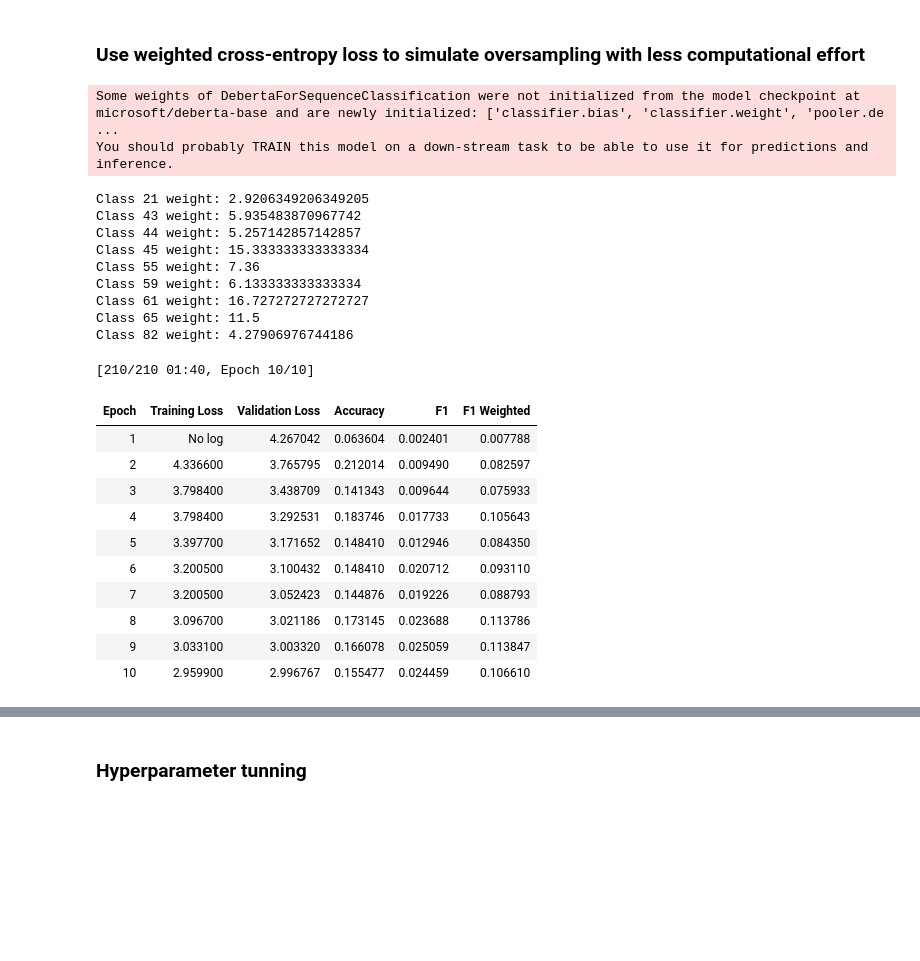
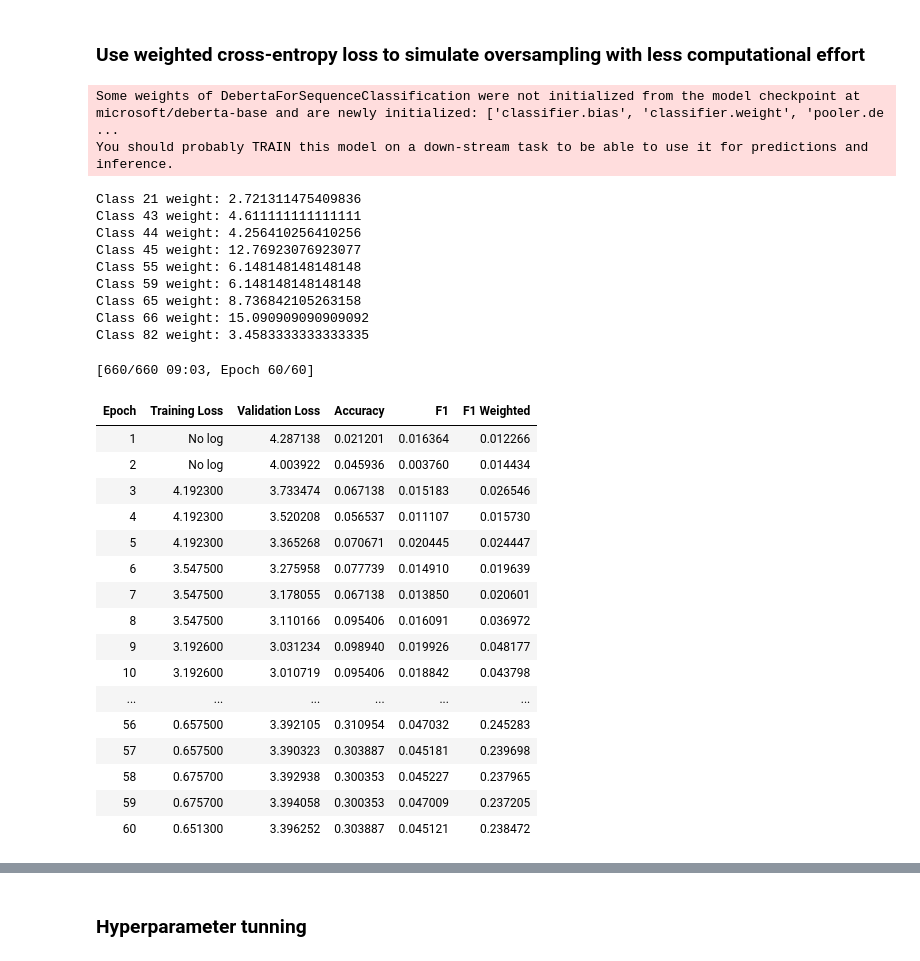
Before and after one commit to marjancelikik/sequence_classification, a Jupyter notebook: notebooks/movie_script_multi_class_collab.ipynb, the cells around one changed output, grey strips where cells are left out. Saved outputs shown, nothing was run; the diff lists cells and outputs as text; code cells hidden in the pictures; blank space fills up the shorter version.

```diff
--- a/notebooks/movie_script_multi_class_collab.ipynb
+++ b/notebooks/movie_script_multi_class_collab.ipynb
@@ -372,6 +374,12 @@ for i, (key, value) in enumerate(class_counter.most_common(), start=1):
     cumulative_dialogues += class_counter[key]
     print(f"{i}. {key} with class id {class_map[key]}: {class_counter[key]} ({class_counter[key] / parsed_object.stats['total_dialogues']}, {cumulative_dialogues / parsed_object.stats['total_dialogues']})")
 
+# Print stats for classes with few instances
+total_classes = len(class_counter)
+for threshold in range(10, 1, -1):
+    num_classes = sum(1 for count in class_counter.values() if count < threshold)
+    print(f"Number of classes with less than {threshold} instances: {num_classes} ({num_classes / total_classes})")
+
 output_filename = "/content/drive/MyDrive/movie_script/data/parsed/5thelement.json"
 
 # Save the parsed script in json format
@@ -484,7 +492,7 @@ training_args = TrainingArguments(
     output_dir="./results",
     eval_strategy="epoch",
     learning_rate=1e-5,
-    per_device_train_batch_size=32,
+    per_device_train_batch_size=64,
     num_train_epochs=60,
     weight_decay=0.01,
     logging_dir="./logs",
@@ -685,7 +693,7 @@ model = AutoModelForSequenceClassification.from_pretrained(
     model_name, num_labels=num_labels
 )
 
-training_args.num_train_epochs = 20
+training_args.num_train_epochs = 30
 
 # Initialize the Trainer
 trainer = Trainer(
@@ -789,54 +797,60 @@ device = torch.device('cuda' if torch.cuda.is_available() else 'mps' if torch.ba
 class_weights = class_weights.to(device)
 
 # Define the loss function with class weights
 loss_fn = nn.CrossEntropyLoss(weight=class_weights)
 
 # Define custom compute_loss_func
 def compute_loss_func(outputs, labels, num_items_in_batch=None):
     logits = outputs.logits
     loss = loss_fn(logits.view(-1, logits.size(-1)), labels.view(-1))
     return loss
 
 # Initialize the Trainer
 trainer = Trainer(
     model=model,
     args=training_args,
     train_dataset=encoded_train_dataset,
     eval_dataset=encoded_test_dataset,
     compute_metrics=compute_metrics,
     compute_loss_func=compute_loss_func,
 )
 
-training_args.num_train_epochs = 10
+training_args.num_train_epochs = 60
 trainer.train()
 
 # Evaluate the model
 y_pred, y_true = get_predictions_and_labels(encoded_test_dataset, trainer)
 compute_precision_recall_per_class(y_pred, y_true, num_labels)
 # %% [output]
 Some weights of DebertaForSequenceClassification were not initialized from the model checkpoint at microsoft/deberta-base and are newly initialized: ['classifier.bias', 'classifier.weight', 'pooler.de ...
 You should probably TRAIN this model on a down-stream task to be able to use it for predictions and inference.
-Class 21 weight: 2.9206349206349205
-Class 43 weight: 5.935483870967742
-Class 44 weight: 5.257142857142857
-Class 45 weight: 15.333333333333334
-Class 55 weight: 7.36
-Class 59 weight: 6.133333333333334
-Class 61 weight: 16.727272727272727
-Class 65 weight: 11.5
-Class 82 weight: 4.27906976744186
+Class 21 weight: 2.721311475409836
+Class 43 weight: 4.611111111111111
+Class 44 weight: 4.256410256410256
+Class 45 weight: 12.76923076923077
+Class 55 weight: 6.148148148148148
+Class 59 weight: 6.148148148148148
+Class 65 weight: 8.736842105263158
+Class 66 weight: 15.090909090909092
+Class 82 weight: 3.4583333333333335
-[210/210 01:40, Epoch 10/10]
+[660/660 09:03, Epoch 60/60]
 | Epoch | Training Loss | Validation Loss | Accuracy | F1 | F1 Weighted |
-| 1 | No log | 4.267042 | 0.063604 | 0.002401 | 0.007788 |
-| 2 | 4.336600 | 3.765795 | 0.212014 | 0.009490 | 0.082597 |
-| 3 | 3.798400 | 3.438709 | 0.141343 | 0.009644 | 0.075933 |
-| 4 | 3.798400 | 3.292531 | 0.183746 | 0.017733 | 0.105643 |
-| 5 | 3.397700 | 3.171652 | 0.148410 | 0.012946 | 0.084350 |
-| 6 | 3.200500 | 3.100432 | 0.148410 | 0.020712 | 0.093110 |
-| 7 | 3.200500 | 3.052423 | 0.144876 | 0.019226 | 0.088793 |
-| 8 | 3.096700 | 3.021186 | 0.173145 | 0.023688 | 0.113786 |
-| 9 | 3.033100 | 3.003320 | 0.166078 | 0.025059 | 0.113847 |
-| 10 | 2.959900 | 2.996767 | 0.155477 | 0.024459 | 0.106610 |
+| 1 | No log | 4.287138 | 0.021201 | 0.016364 | 0.012266 |
+| 2 | No log | 4.003922 | 0.045936 | 0.003760 | 0.014434 |
+| 3 | 4.192300 | 3.733474 | 0.067138 | 0.015183 | 0.026546 |
+| 4 | 4.192300 | 3.520208 | 0.056537 | 0.011107 | 0.015730 |
+| 5 | 4.192300 | 3.365268 | 0.070671 | 0.020445 | 0.024447 |
+| 6 | 3.547500 | 3.275958 | 0.077739 | 0.014910 | 0.019639 |
+| 7 | 3.547500 | 3.178055 | 0.067138 | 0.013850 | 0.020601 |
+| 8 | 3.547500 | 3.110166 | 0.095406 | 0.016091 | 0.036972 |
+| 9 | 3.192600 | 3.031234 | 0.098940 | 0.019926 | 0.048177 |
+| 10 | 3.192600 | 3.010719 | 0.095406 | 0.018842 | 0.043798 |
+| ... | ... | ... | ... | ... | ... |
+| 56 | 0.657500 | 3.392105 | 0.310954 | 0.047032 | 0.245283 |
+| 57 | 0.657500 | 3.390323 | 0.303887 | 0.045181 | 0.239698 |
+| 58 | 0.675700 | 3.392938 | 0.300353 | 0.045227 | 0.237965 |
+| 59 | 0.675700 | 3.394058 | 0.300353 | 0.047009 | 0.237205 |
+| 60 | 0.651300 | 3.396252 | 0.303887 | 0.045121 | 0.238472 |
 [interactive output not drawn]
 # predictions in test set: 283
 Predictions on test set:
```
Also changed, not shown: parts of 9 cells of this notebook, 2 other files.
